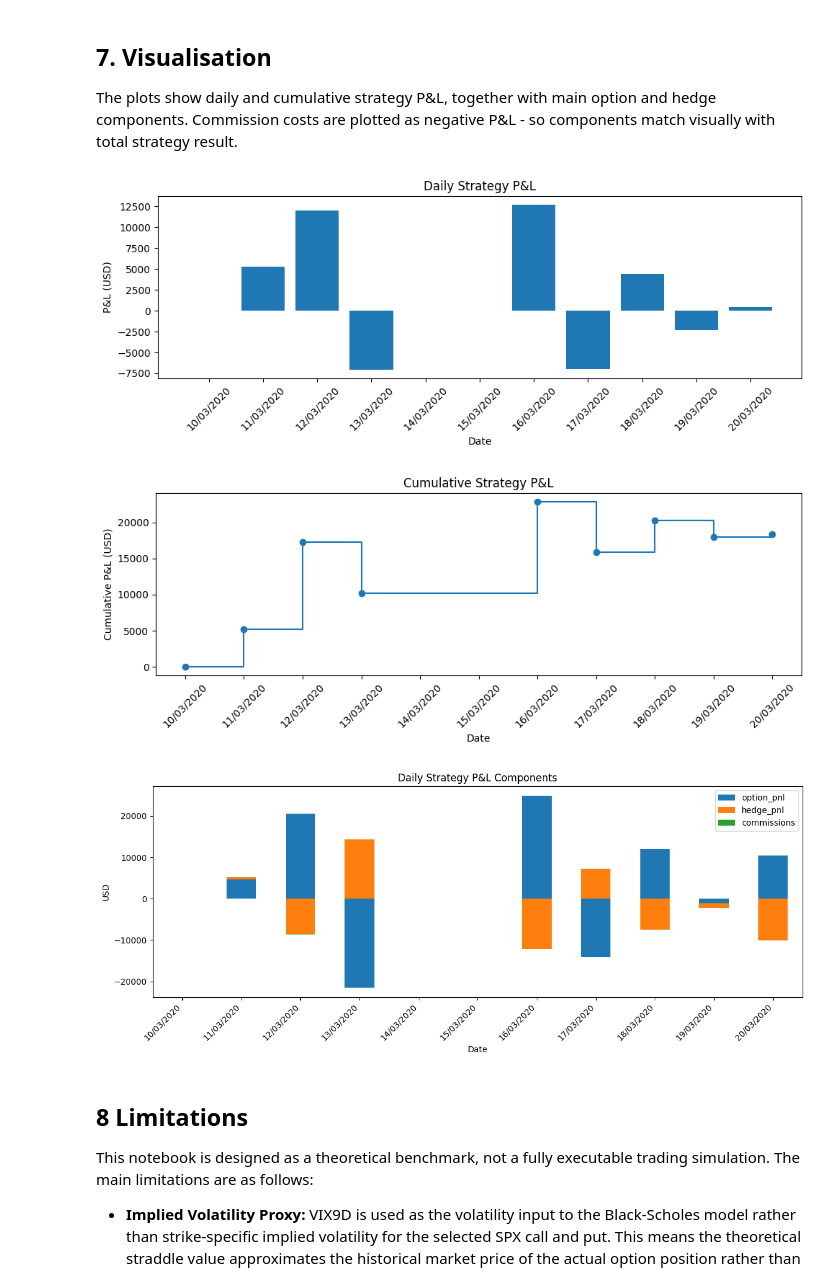
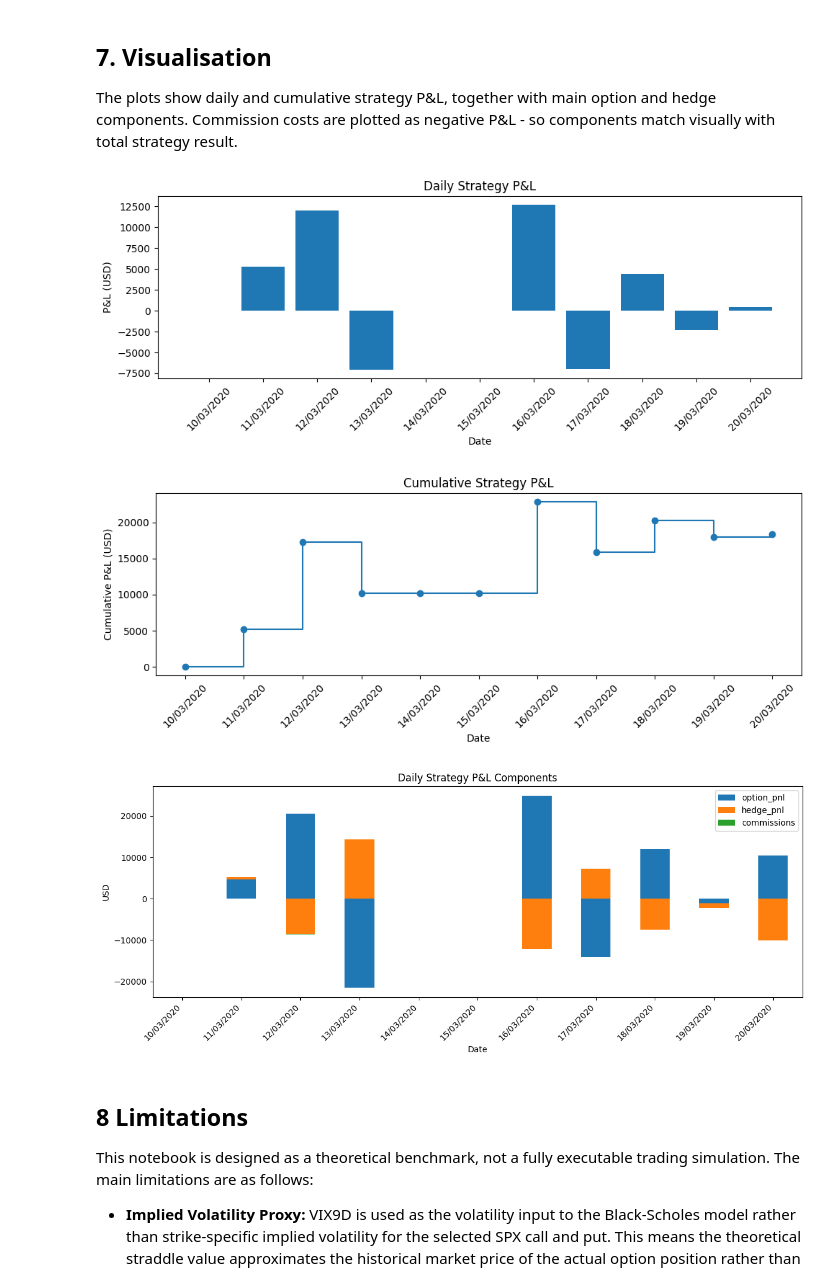
Before and after one commit to hgrtyrrn/OptionsVolatilityAnalysis, a Jupyter notebook: OptionsVolatilityAnalysis.ipynb, the cells around one changed output. Drawn from its saved outputs; the diff is of its cells as text; code cells hidden in the pictures.

```diff
--- a/OptionsVolatilityAnalysis.ipynb
+++ b/OptionsVolatilityAnalysis.ipynb
@@ -924,13 +924,15 @@ The plots show daily and cumulative strategy P&L, together with main option and
 # %%
 import matplotlib.dates as mdates
 
-# Plot daily strategy P&L across all calendar dates.
+# Create a complete calendar-date range for plotting.
 calendar_dates = pd.date_range(
     res.index.min(),
     res.index.max(),
     freq="D",
 )
 
+# Plot daily strategy P&L across all calendar dates.
+# Non-trading days are shown as zero-P&L observations for presentation only.
 daily_pnl_plot = (
     res["total_pnl"]
     .reindex(calendar_dates, fill_value=0.0)
@@ -960,6 +962,7 @@ plt.tight_layout()
 plt.show()
 
 # Plot cumulative strategy P&L across all calendar dates.
+# Non-trading weekend dates carry forward the most recent closing P&L.
 calendar_dates = pd.date_range(
     res.index.min(),
     res.index.max(),
@@ -978,11 +981,7 @@ plt.step(
     cumulative_pnl_plot.index,
     cumulative_pnl_plot,
     where="post",
-)
-
-plt.scatter(
-    res.index,
-    res["cum_pnl"],
+    marker="o",
 )
 
 plt.title("Cumulative Strategy P&L")
@@ -1000,44 +999,37 @@ plt.gca().xaxis.set_major_formatter(
 plt.xticks(rotation=45)
 plt.tight_layout()
 plt.show()
-
-# Plot the daily option, futures hedge and commission contributions.
-pnl_components = res[
-    ["option_pnl", "hedge_pnl"]
-].copy()
-
-pnl_components["commissions"] = -res["commission"]
 
 # Add non-trading calendar dates as zero-P&L observations for plotting only.
 pnl_components_plot = (
     pnl_components
     .reindex(calendar_dates, fill_value=0.0)
 )
 
 ax = pnl_components_plot.plot(
     kind="bar",
     figsize=(12, 5),
     stacked=True,
 )
 
 ax.set_title("Daily Strategy P&L Components")
 ax.set_xlabel("Date")
 ax.set_ylabel("USD")
 
 ax.set_xticklabels(
     [
         date.strftime("%d/%m/%Y")
         for date in pnl_components_plot.index
     ],
     rotation=45,
     ha="right",
 )
 
 plt.tight_layout()
 plt.show()
 # %% [output]
 [figure]
-[figure, old version]
+[figure, new version]
 [figure]
 # %% [markdown]
 ## 8 Limitations
```
